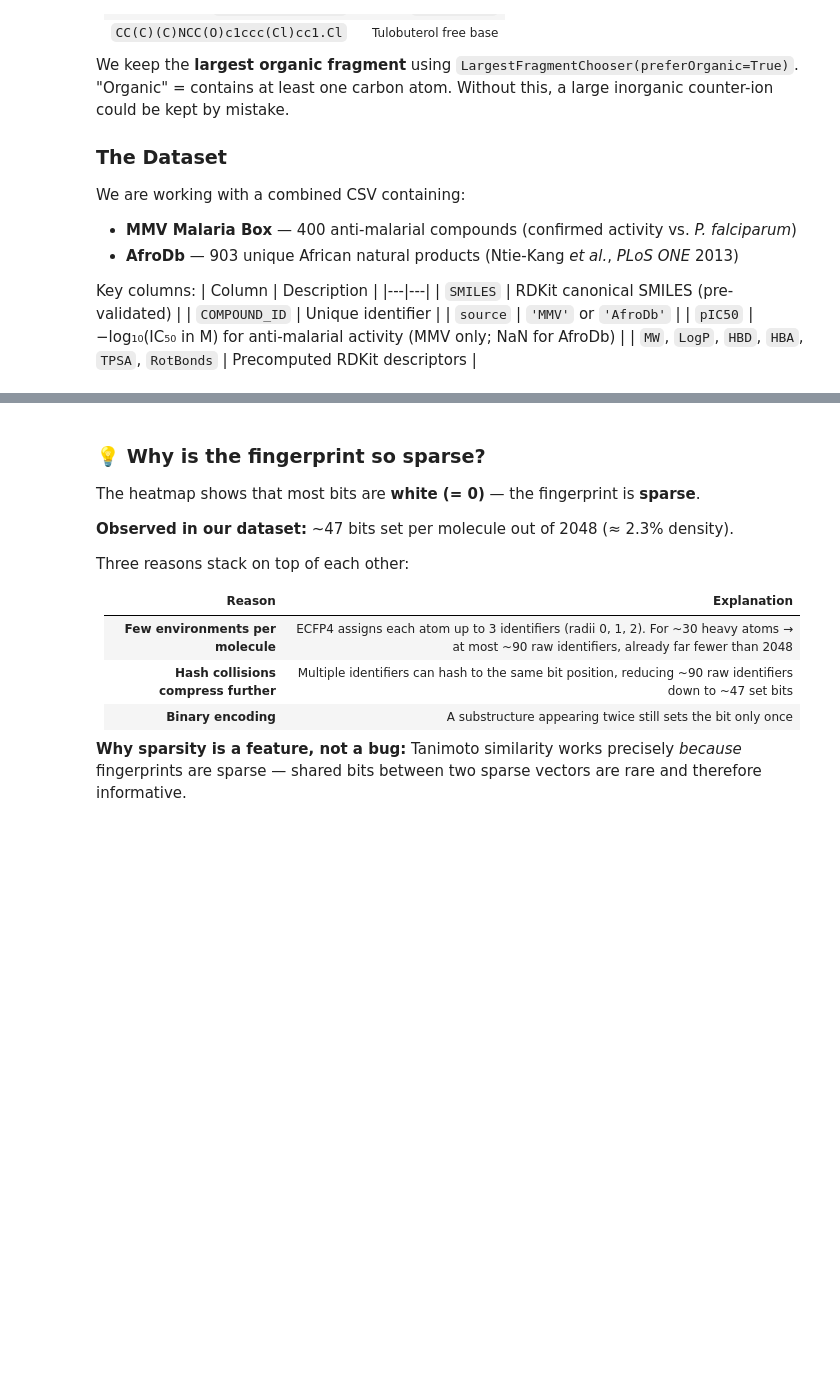
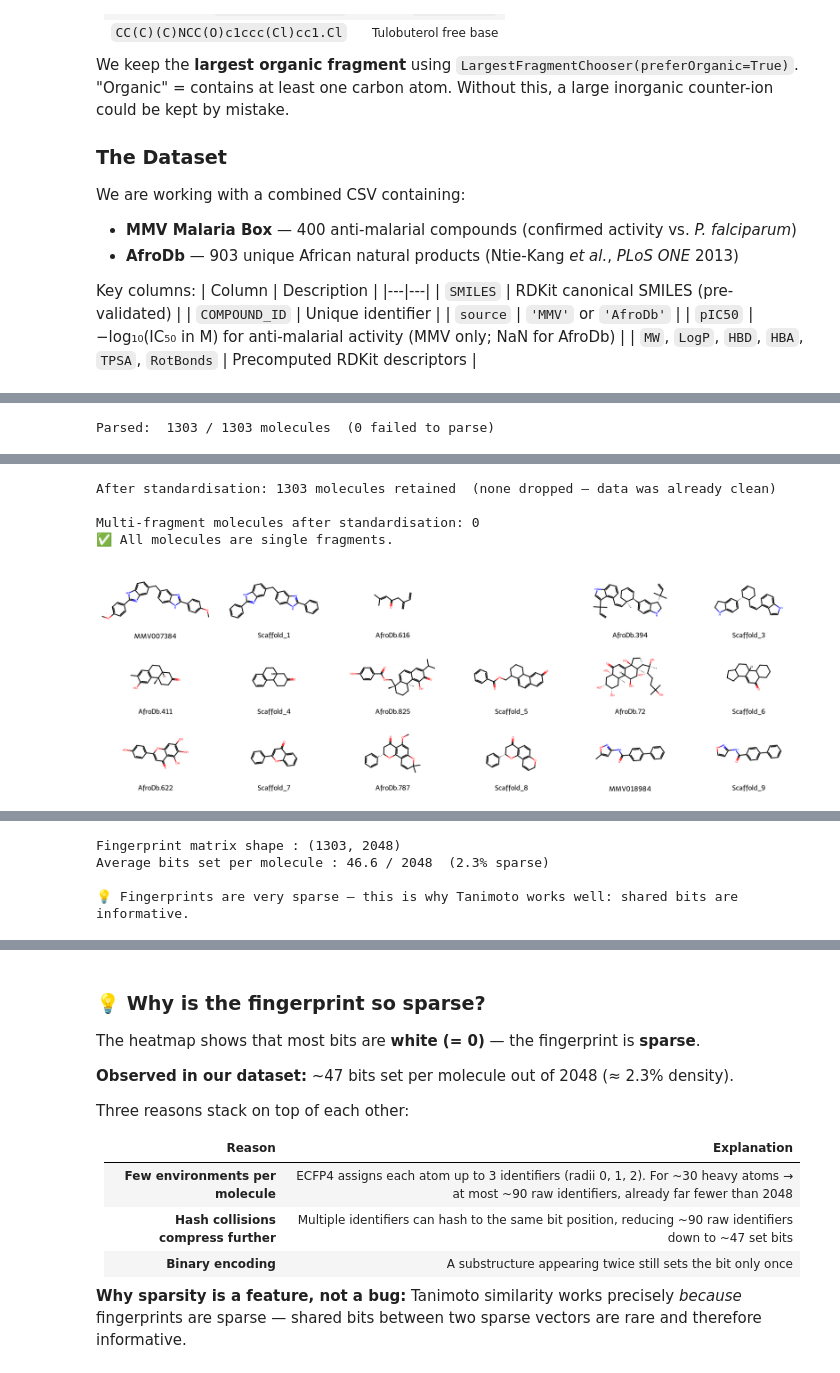
Before and after one commit to djoy4stem/caismd_2026_chemspeace_xplr, a Jupyter notebook: notebooks/caismd_2026_chemspace_xplr.ipynb, the cells around one changed output, grey strips where cells are left out. Saved outputs shown, nothing was run; the diff lists cells and outputs as text; code cells hidden in the pictures; blank space fills up the shorter version.

```diff
--- a/notebooks/caismd_2026_chemspace_xplr.ipynb
+++ b/notebooks/caismd_2026_chemspace_xplr.ipynb
@@ -216,7 +233,7 @@ def keep_largest_fragment(mol):
 # ============================================================
 # Apply smiles_to_mol() to df['SMILES'] and store in df['mol'].
 
-df['mol'] = df['SMILES'].apply(___)
+df['mol'] = df['SMILES'].apply(smiles_to_mol)
 
 n_parsed = df['mol'].notna().sum()
 print(f"Parsed:  {n_parsed} / {len(df)} molecules  ({len(df) - n_parsed} failed to parse)")
@@ -226,7 +243,7 @@ print(f"Parsed:  {n_parsed} / {len(df)} molecules  ({len(df) - n_parsed} failed
 # ============================================================
 # Apply keep_largest_fragment() to df['mol'] and overwrite df['mol'].
 
-df['mol'] = df['mol'].apply(___)
+df['mol'] = df['mol'].apply(keep_largest_fragment)
 
 # ============================================================
 # PRE-WRITTEN: drop invalid rows and verify no multi-fragment molecules remain
@@ -287,3 +304,5 @@ else:
     img_pil.save("../assets/molecule_sample.png")
 
 img
+# %% [output]
+Parsed:  1303 / 1303 molecules  (0 failed to parse)
@@ -290,3 +326,8 @@ img
+After standardisation: 1303 molecules retained  (none dropped — data was already clean)
+
+Multi-fragment molecules after standardisation: 0
+✅ All molecules are single fragments.
+[figure, added]
 # %% [markdown]
 ---
 ## Part C — Molecular Fingerprints (Morgan / ECFP4) ⏱ *~9 min*
@@ -351,14 +392,19 @@ def mol_to_fp(mol, radius=FP_RADIUS, nbits=FP_NBITS):
 # Stack the result into a 2D numpy array called fp_matrix.
 # Expected shape: (N, 2048)
 
-fp_list   = [mol_to_fp(mol, radius=___, nbits=___) for mol in tqdm(df_clean['mol'], desc='Computing fingerprints')]
-fp_matrix = np.vstack(___)
+fp_list   = [mol_to_fp(mol, radius=2, nbits=2048) for mol in tqdm(df_clean['mol'], desc='Computing fingerprints')]
+fp_matrix = np.vstack(fp_list)
 
 # --- PRE-WRITTEN: report ---
 print(f"\nFingerprint matrix shape : {fp_matrix.shape}")
 avg_bits_set = fp_matrix.sum(axis=1).mean()
 print(f"Average bits set per molecule : {avg_bits_set:.1f} / {FP_NBITS}  ({100*avg_bits_set/FP_NBITS:.1f}% sparse)")
 print("\n💡 Fingerprints are very sparse — this is why Tanimoto works well: shared bits are informative.")
+# %% [output]
+Fingerprint matrix shape : (1303, 2048)
+Average bits set per molecule : 46.6 / 2048  (2.3% sparse)
+
+💡 Fingerprints are very sparse — this is why Tanimoto works well: shared bits are informative.
 # %%
 # ============================================================
 # CELL C2 — Visualise the First 15 Fingerprints as a Heatmap
```
Also changed, not shown: parts of 21 cells of this notebook, 2 other files.
